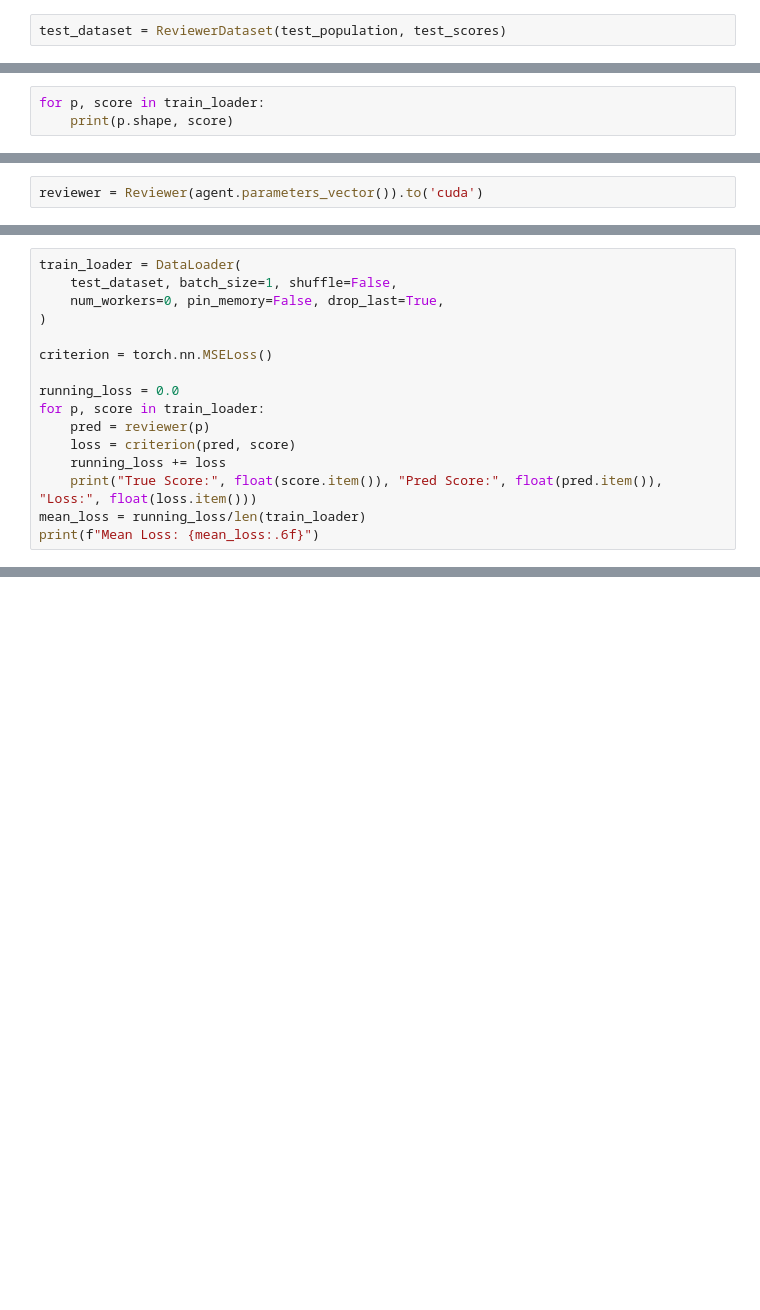
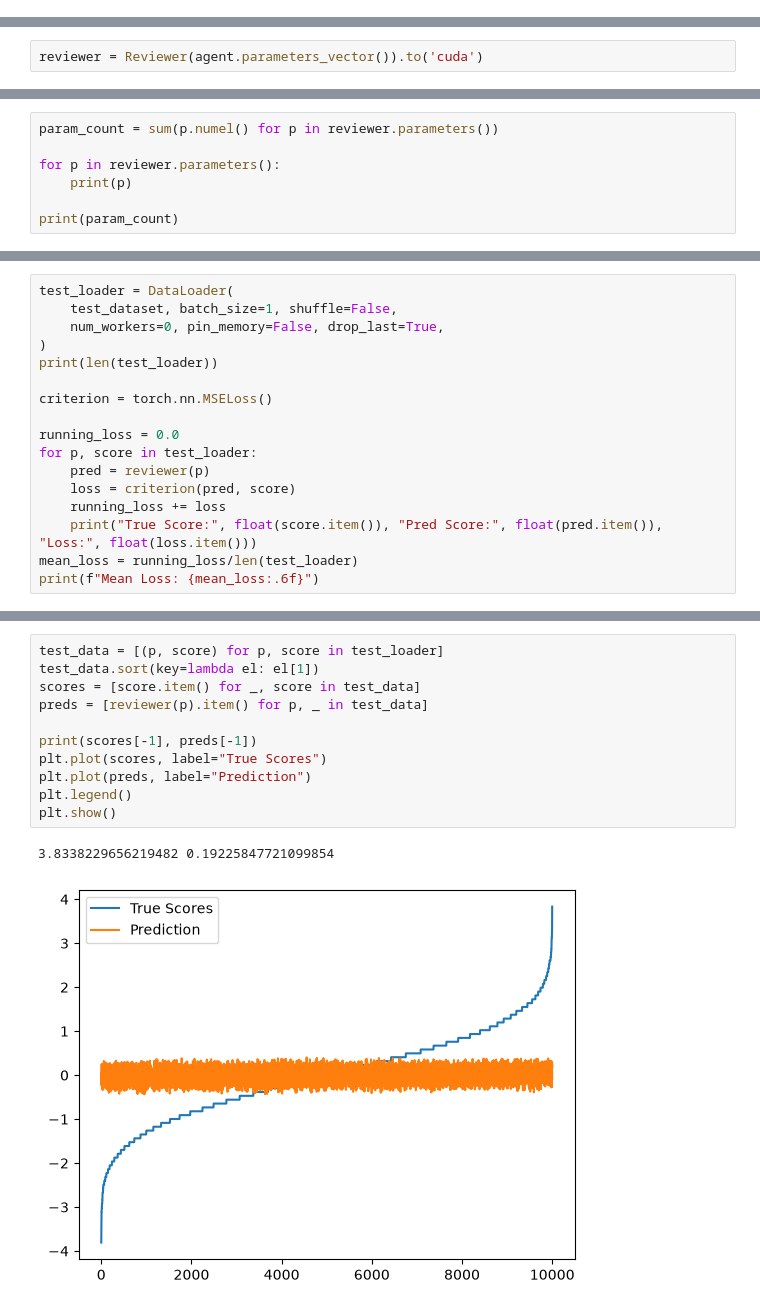
Before and after one commit to JonasPKnoch/ReviewerBasedRL, a Jupyter notebook: scratch.ipynb, the cells around one changed output, grey strips where cells are left out. Drawn from its saved outputs; the diff is of its cells as text; blank space fills up the shorter version.

```diff
--- a/scratch.ipynb
+++ b/scratch.ipynb
@@ -57,2 +62,0 @@ test_scores = score_population_streams(test_population, tasks, interface)
-# %%
-test_dataset = ReviewerDataset(test_population, test_scores)
@@ -64,3 +62,0 @@ train_loader = DataLoader(
-# %%
-for p, score in train_loader:
-    print(p.shape, score)
@@ -95,0 +71,7 @@ TrainConfig(epochs=200, batch_size=128, lr=0.0003, weight_decay=0.01, warmup_epo
+# %%
+param_count = sum(p.numel() for p in reviewer.parameters())
+
+for p in reviewer.parameters():
+    print(p)
+
+print(param_count)
@@ -118,17 +144,18 @@ Early stopping at epoch 32 (no improvement for 15 epochs). Best val_loss: 0.0005
 # %%
-train_loader = DataLoader(
+test_loader = DataLoader(
     test_dataset, batch_size=1, shuffle=False,
     num_workers=0, pin_memory=False, drop_last=True,
 )
+print(len(test_loader))
 
 criterion = torch.nn.MSELoss()
 
 running_loss = 0.0
-for p, score in train_loader:
+for p, score in test_loader:
     pred = reviewer(p)
     loss = criterion(pred, score)
     running_loss += loss
     print("True Score:", float(score.item()), "Pred Score:", float(pred.item()), "Loss:", float(loss.item()))
-mean_loss = running_loss/len(train_loader)
+mean_loss = running_loss/len(test_loader)
 print(f"Mean Loss: {mean_loss:.6f}")
 # %% [output]
@@ -151,0 +198,14 @@ Mean Loss: 0.000545
+# %%
+test_data = [(p, score) for p, score in test_loader]
+test_data.sort(key=lambda el: el[1])
+scores = [score.item() for _, score in test_data]
+preds = [reviewer(p).item() for p, _ in test_data]
+
+print(scores[-1], preds[-1])
+plt.plot(scores, label="True Scores")
+plt.plot(preds, label="Prediction")
+plt.legend()
+plt.show()
+# %% [output]
+3.8338229656219482 0.19225847721099854
+[figure, added]
```
Also changed, not shown: parts of 27 cells of this notebook, 5 other files.
